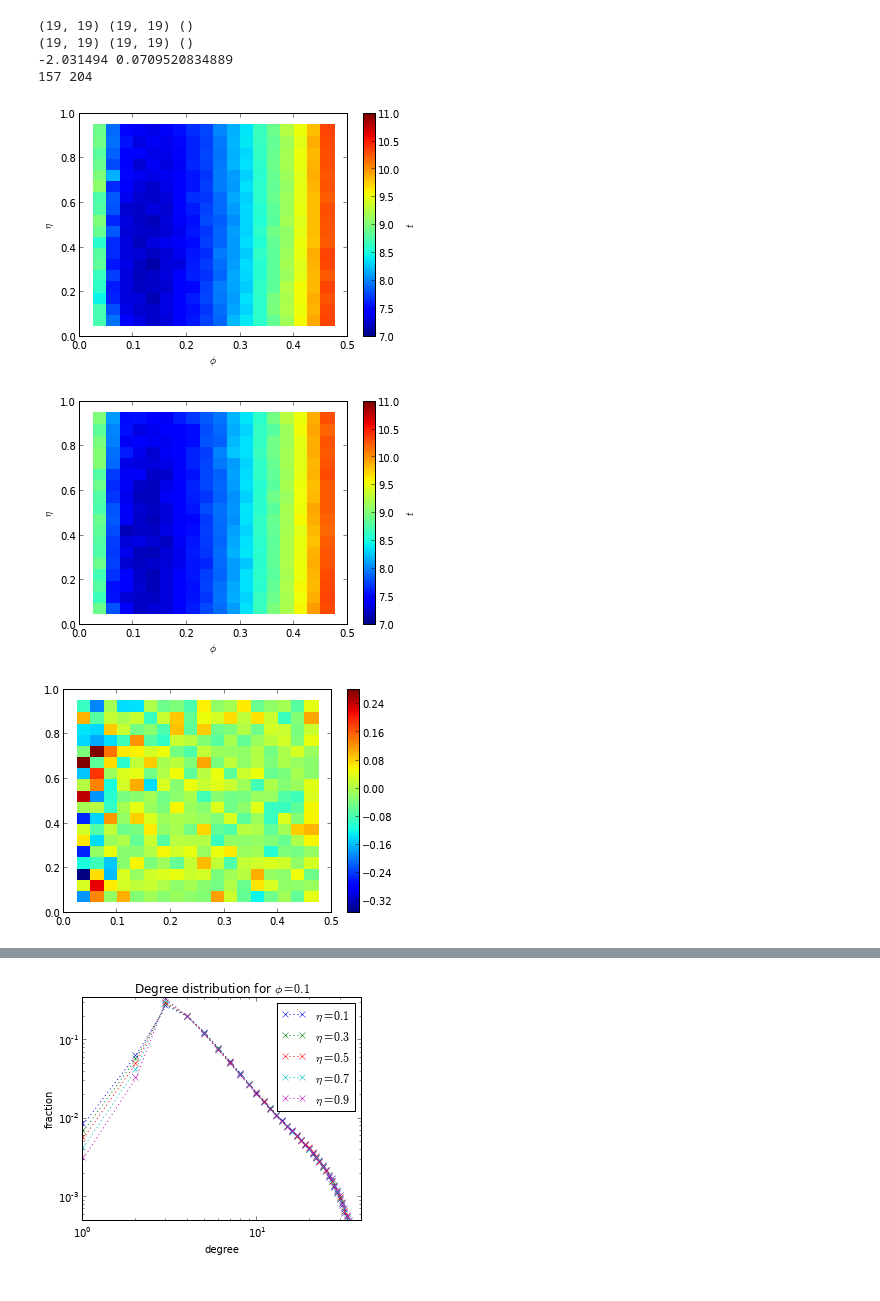
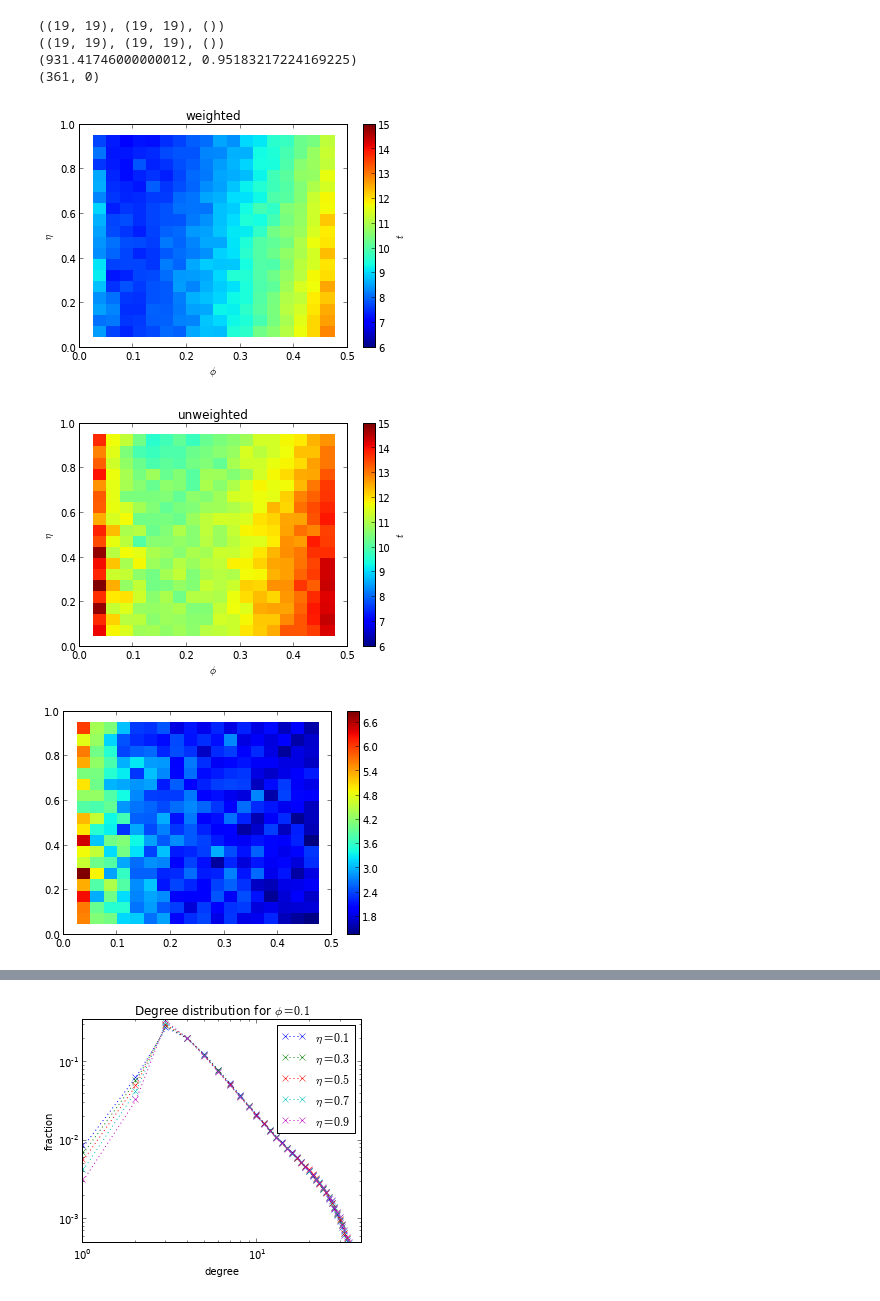
Before and after one commit to sveitser/of, a Jupyter notebook: code/rewi/plot.ipynb, the cells around one changed output, grey strips where cells are left out. Saved outputs shown, nothing was run; the diff lists cells and outputs as text; code cells hidden in the pictures.

Commit message:
plot

```diff
--- a/code/rewi/plot.ipynb
+++ b/code/rewi/plot.ipynb
@@ -1,42 +1,45 @@
 # %%
+figsize(6,4)
 Z = {}
-for i, s in enumerate(['_weighted', '_unweighted']):
+for i, rule in enumerate(['weighted', 'unweighted']):
     figure()
     try:
-        d = loadtxt('data/grid10000' + s + '.dat')
+        d = loadtxt('data/grid1000_{0}.dat'.format(rule))
     except:
         continue
     x = unique(d[:, 0])
     y = unique(d[:, 1])
     X, Y = meshgrid(x, y)
-    z = d[:,2] # * (1 - d[:,0]) # rescale
+    z = d[:,2] # (1 - d[:,0]) # rescale
     #z = d[:, 2]
 
     Z[i] = reshape(z,(len(x), -1))
     print(shape(X),shape(Y),shape(Z))
     pcolor(X,Y,transpose(Z[i]))
     c = colorbar()
 
     c.set_label("$t$")
     xlabel("$\phi$")
     ylabel("$\eta$")
     xlim([0, 0.5])
-    clim([7, 11])
+    clim([6, 15])
+    title(rule)
     savefig("test.pdf")
 
+
 figure()
-diff = transpose(Z[0] - Z[1])
+diff = transpose(Z[1] - Z[0])
 pcolor(X,Y,diff)
 colorbar()
 print(sum(diff), std(diff))
 print(sum(diff > 0), sum(diff < 0))
 # %% [output]
-(19, 19) (19, 19) ()
-(19, 19) (19, 19) ()
--2.031494 0.0709520834889
-157 204
+((19, 19), (19, 19), ())
+((19, 19), (19, 19), ())
+(931.41746000000012, 0.95183217224169225)
+(361, 0)
-[figure, old version]
+[figure, new version]
-[figure, old version]
+[figure, new version]
-[figure, old version]
+[figure, new version]
 # %%
 figsize(20,10)
```
Also changed, not shown: parts of 1 cell of this notebook.
